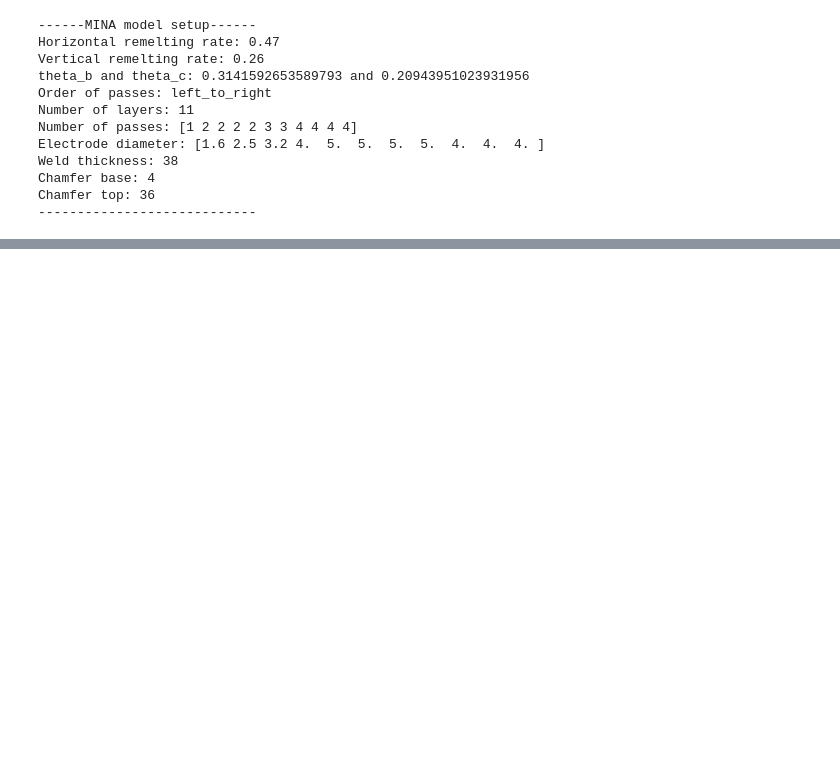
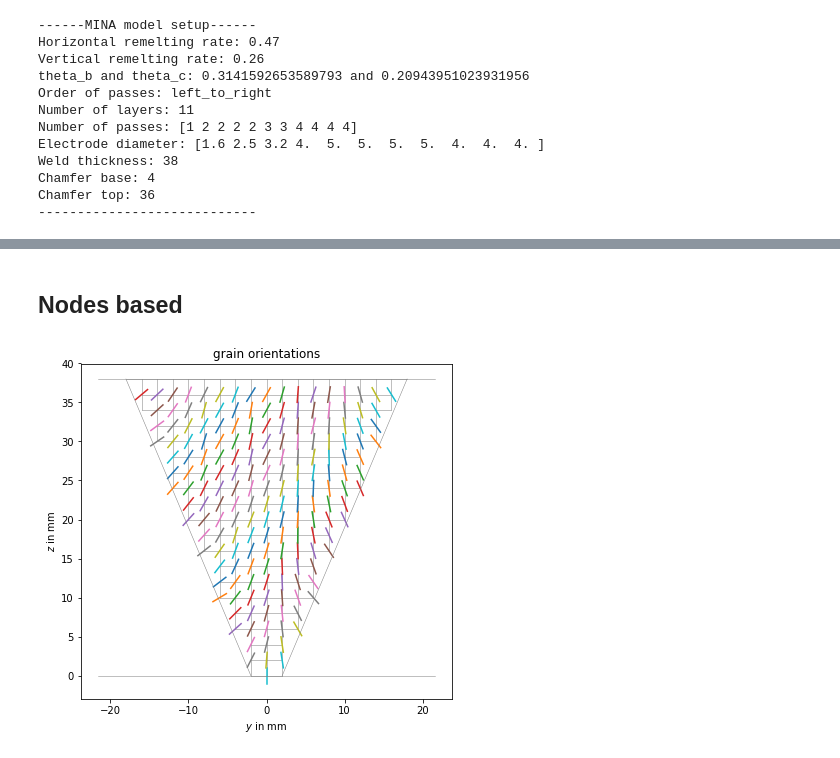
Before and after one commit to michalkalkowski/ogilvy_weld, a Jupyter notebook: notebooks/2_Verification against D717A from Moysan, 2003.ipynb, the cells around one changed output, grey strips where cells are left out. Saved outputs shown, nothing was run; the diff lists cells and outputs as text; code cells hidden in the pictures; blank space fills up the shorter version.

```diff
--- a/notebooks/2_Verification against D717A from Moysan, 2003.ipynb
+++ b/notebooks/2_Verification against D717A from Moysan, 2003.ipynb
@@ -61,0 +65,8 @@ weld.plot_grain_orientations(grid=True)
+# %% [markdown]
+## Nodes based
+# %%
+weld.define_grid_size(2., use_centroids=False)
+weld.solve()
+weld.plot_grain_orientations(grid=True)
+# %% [output]
+[figure, added]
```
Also changed, not shown: parts of 5 cells of this notebook, 2 other files.
